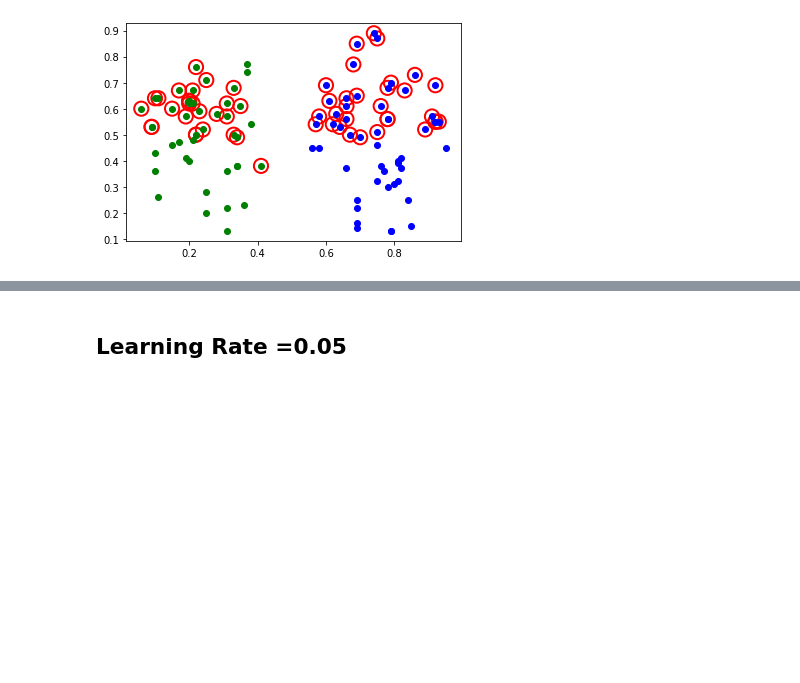
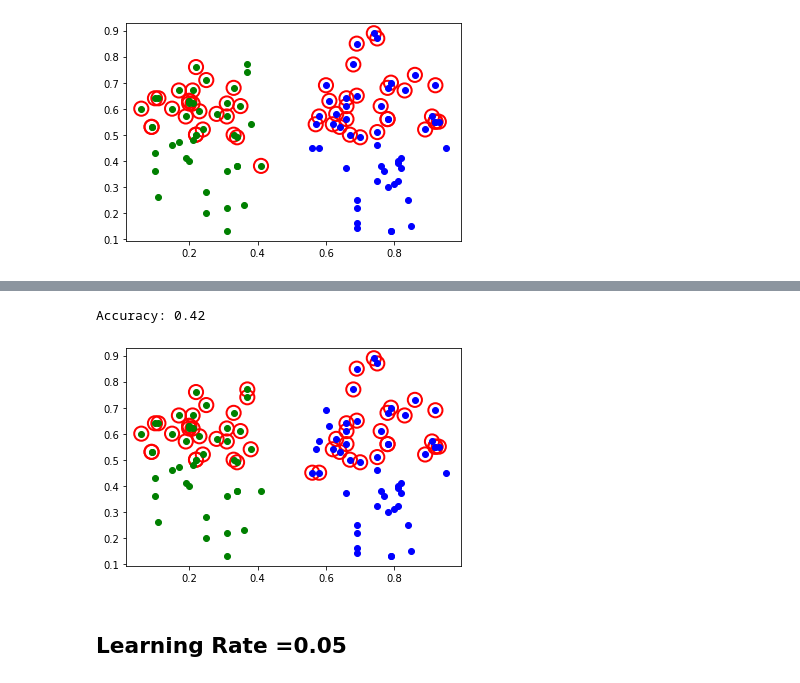
Before and after one commit to bagmk/Quantum_Machine_Learning_Express, a Jupyter notebook: Machine Learning PQC/Four_Qubit_pytorch/PQC Four-Qubit-SGD-hyperparameters.ipynb, the cells around one changed output, grey strips where cells are left out. Saved outputs shown, nothing was run; the diff lists cells and outputs as text; code cells hidden in the pictures; blank space fills up the shorter version.

```diff
--- a/Machine Learning PQC/Four_Qubit_pytorch/PQC Four-Qubit-SGD-hyperparameters.ipynb
+++ b/Machine Learning PQC/Four_Qubit_pytorch/PQC Four-Qubit-SGD-hyperparameters.ipynb
@@ -519,3 +574,25 @@ Accuracy: 0.42
+# %%
+# evaluate model and compute accuracy
+y_predict = []
+for x in X:
+    output = model2(Tensor(x))
+    y_predict += [np.argmax(output.detach().numpy())]
+
+print('Accuracy:', sum(y_predict == np.array(y01))/len(np.array(y01)))
+
+# plot results
+# red == wrongly classified
+for x, y_target, y_ in zip(X, y01, y_predict):
+    if y_target == 1:
+        plt.plot(x[0], x[1], 'bo')
+    else:
+        plt.plot(x[0], x[1], 'go')
+    if y_target != y_:
+        plt.scatter(x[0], x[1], s=200, facecolors='none', edgecolors='r', linewidths=2)
+plt.show()
+# %% [output]
+Accuracy: 0.42
+[figure, added]
 # %% [markdown]
 ## Learning Rate =0.05
 # %%
```
Also changed, not shown: parts of 10 cells of this notebook, 4 other files.
